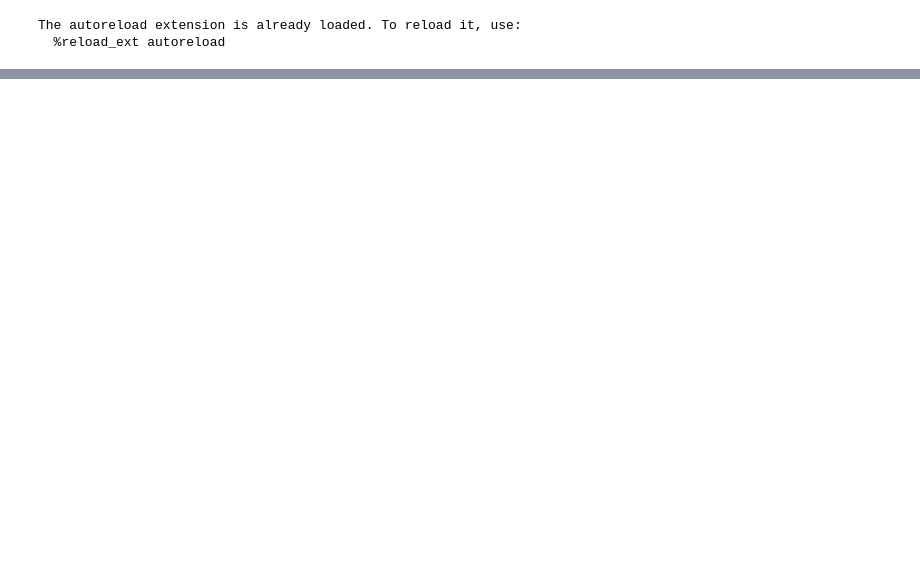
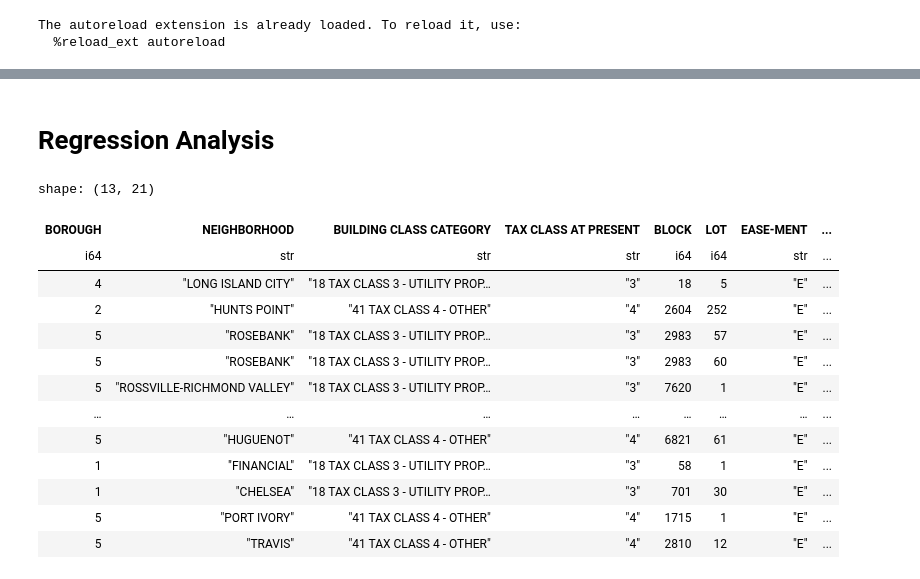
Before and after one commit to GuhGonk/NYC-Rolling-Sales, a Jupyter notebook: main.ipynb, the cells around one changed output, grey strips where cells are left out. Saved outputs shown, nothing was run; the diff lists cells and outputs as text; code cells hidden in the pictures; blank space fills up the shorter version.

```diff
--- a/main.ipynb
+++ b/main.ipynb
@@ -305,0 +562,25 @@ sns.lineplot(
+# %% [markdown]
+# Regression Analysis
+# %%
+query_all = """
+SELECT * FROM rolling_sales;
+"""
+
+all_data = pl.read_database(query=query_reg, connection=connection)
+# %%
+all_data.filter(pl.col('EASE-MENT') != "")
+# %% [output]
+shape: (13, 21)
+| BOROUGH | NEIGHBORHOOD | BUILDING CLASS CATEGORY | TAX CLASS AT PRESENT | BLOCK | LOT | EASE-MENT | ... |
+| i64 | str | str | str | i64 | i64 | str | ... |
+| 4 | "LONG ISLAND CITY" | "18 TAX CLASS 3 - UTILITY PROP… | "3" | 18 | 5 | "E" | ... |
+| 2 | "HUNTS POINT" | "41 TAX CLASS 4 - OTHER" | "4" | 2604 | 252 | "E" | ... |
+| 5 | "ROSEBANK" | "18 TAX CLASS 3 - UTILITY PROP… | "3" | 2983 | 57 | "E" | ... |
+| 5 | "ROSEBANK" | "18 TAX CLASS 3 - UTILITY PROP… | "3" | 2983 | 60 | "E" | ... |
+| 5 | "ROSSVILLE-RICHMOND VALLEY" | "18 TAX CLASS 3 - UTILITY PROP… | "3" | 7620 | 1 | "E" | ... |
+| … | … | … | … | … | … | … | ... |
+| 5 | "HUGUENOT" | "41 TAX CLASS 4 - OTHER" | "4" | 6821 | 61 | "E" | ... |
+| 1 | "FINANCIAL" | "18 TAX CLASS 3 - UTILITY PROP… | "3" | 58 | 1 | "E" | ... |
+| 1 | "CHELSEA" | "18 TAX CLASS 3 - UTILITY PROP… | "3" | 701 | 30 | "E" | ... |
+| 5 | "PORT IVORY" | "41 TAX CLASS 4 - OTHER" | "4" | 1715 | 1 | "E" | ... |
+| 5 | "TRAVIS" | "41 TAX CLASS 4 - OTHER" | "4" | 2810 | 12 | "E" | ... |
```
Also changed, not shown: parts of 30 cells of this notebook, 7 other files.
